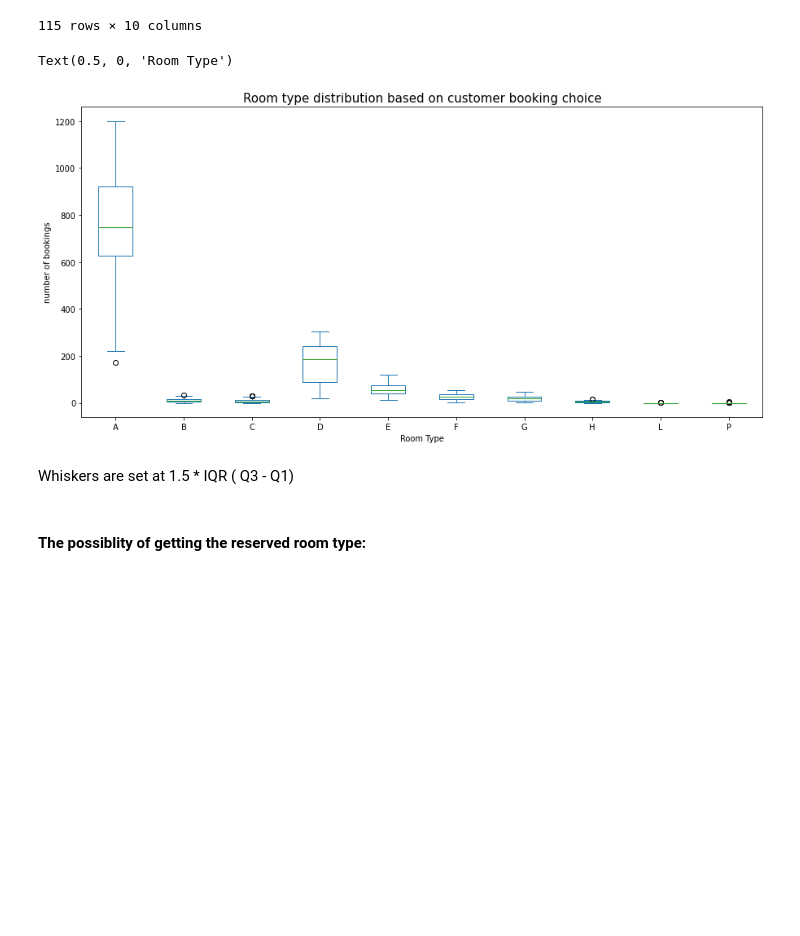
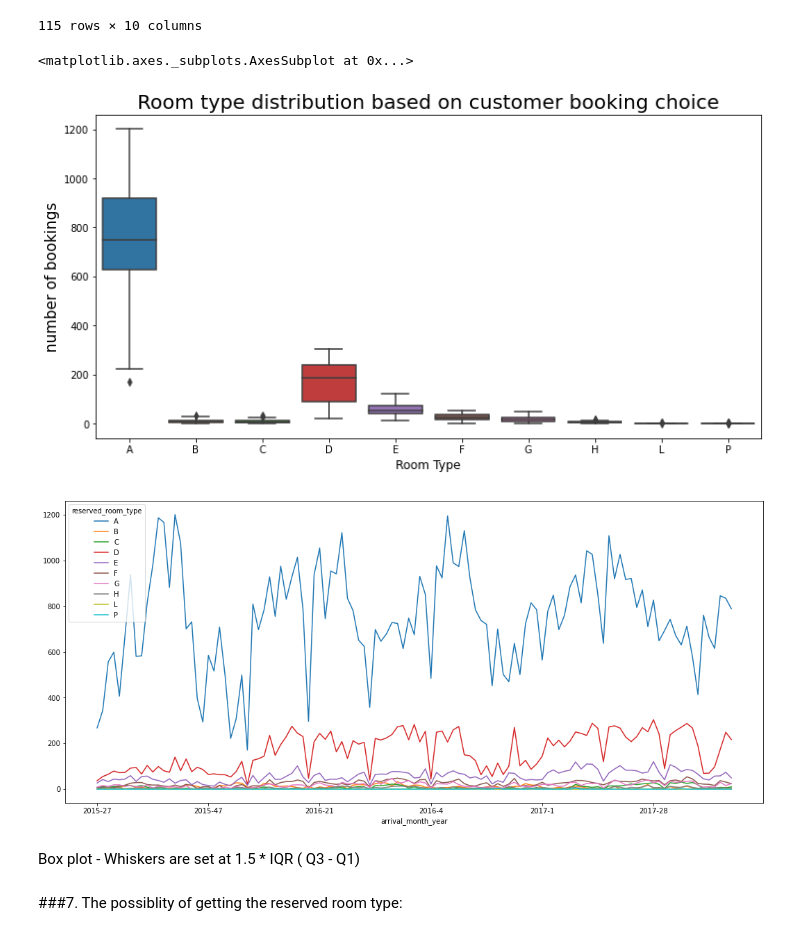
Before and after one commit to Nimisha-Nooti/hotel-data-analysis, a Jupyter notebook: Hotel_Booking_Analysis_Capstone_Project.ipynb, the cells around one changed output. Drawn from its saved outputs; the diff is of its cells as text; code cells hidden in the pictures; blank space fills up the shorter version.

```diff
--- a/Hotel_Booking_Analysis_Capstone_Project.ipynb
+++ b/Hotel_Booking_Analysis_Capstone_Project.ipynb
@@ -254,14 +289,20 @@ reserved_room_type_df
 115 rows × 10 columns
 # %%
 # reserved room type distribution box plot
-reserved_room_type_df.plot(kind="box", figsize=(15, 7))
-plt.title('Room type distribution based on customer booking choice', fontsize = 15)
-plt.ylabel('number of bookings')
-plt.xlabel('Room Type')
+plt.figure(figsize=(12,6))
+fig = sns.boxplot(data = reserved_room_type_df)
+
+plt.title('Room type distribution based on customer booking choice', fontsize = 20)
+plt.ylabel('number of bookings', fontsize = 15)
+plt.xlabel('Room Type', fontsize = 12)
+
+''' Multiline plot is used to show the reserved room type choices over previous years-week '''
+reserved_room_type_df.plot(figsize = (18,8))
 # %% [output]
-Text(0.5, 0, 'Room Type')
+<matplotlib.axes._subplots.AxesSubplot at 0x...>
-[figure, old version]
+[figure, new version]
+[figure, added]
 # %% [markdown]
-Whiskers are set at 1.5 * IQR ( Q3 - Q1)
+Box plot - Whiskers are set at 1.5 * IQR ( Q3 - Q1)
 # %% [markdown]
-#### The possiblity of getting the reserved room type:
+###7. The possiblity of getting the reserved room type:
```
Also changed, not shown: parts of 41 cells of this notebook.
